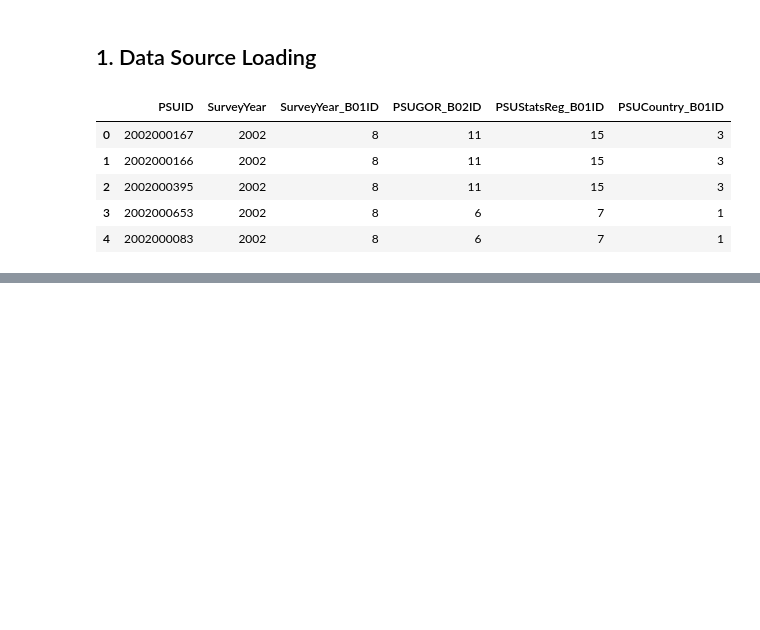
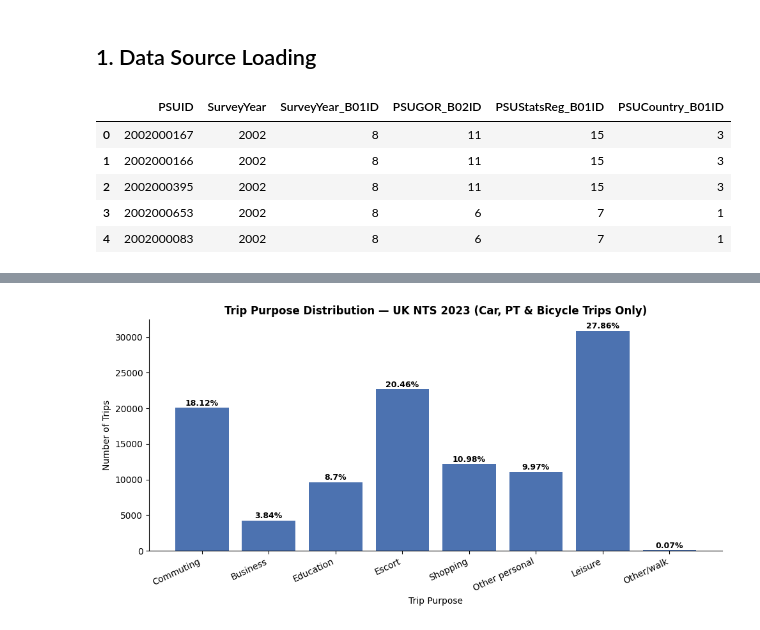
Before and after one commit to vladimir153240/Amsterdam-London-Urban-Commuters, a Jupyter notebook: notebooks/dataload_london_commuters.ipynb, the cells around one changed output, grey strips where cells are left out. Saved outputs shown, nothing was run; the diff lists cells and outputs as text; code cells hidden in the pictures; blank space fills up the shorter version.

Commit message:
Update London Datapipeline notebook

```diff
--- a/notebooks/dataload_london_commuters.ipynb
+++ b/notebooks/dataload_london_commuters.ipynb
@@ -176,0 +535,4 @@ Sample CSVs saved (20 rows each).
+# %%
+# Then we are going to filter to car driver + PT + bicycle only
+target_modes_mask = uk_data.MainMode_B04ID.isin(choice_modes_london)
+uk_target_modes = uk_data[target_modes_mask].copy()
@@ -176,0 +547,5 @@ Sample CSVs saved (20 rows each).
+# %%
+# Count and percentage by purpose
+purpose_counts = (uk_target_modes.TripPurpose_B04ID.value_counts().sort_index().rename(index=purpose_labels))
+purpose_pct = (purpose_counts / purpose_counts.sum() * 100).round(2)
+purpose_table = pd.DataFrame({"count": purpose_counts, "pct": purpose_pct})
@@ -176,0 +565,20 @@ Sample CSVs saved (20 rows each).
+# %%
+# Lets now visualize the mode share
+fig, ax = plt.subplots(figsize=(10, 5))
+bars = ax.bar(purpose_table.index, purpose_table["count"], color="#4C72B0")
+
+for bar, pct in zip(bars, purpose_table["pct"]):
+    ax.text(bar.get_x() + bar.get_width() / 2, bar.get_height() + 50,
+            f"{pct}%", ha="center", va="bottom", fontsize=9, fontweight="bold")
+
+ax.set_title("Trip Purpose Distribution — UK NTS 2023 (Car, PT & Bicycle Trips Only)", fontsize = 12, fontweight = "bold")
+ax.set_ylabel("Number of Trips")
+ax.set_xlabel("Trip Purpose")
+# ax.grid(axis="y", alpha=0.3)
+ax.spines[["top", "right"]].set_visible(False)
+
+plt.xticks(rotation = 25, ha = "right")
+plt.tight_layout()
+plt.show()
+# %% [output]
+[figure, added]
```
Also changed, not shown: parts of 93 cells of this notebook.
